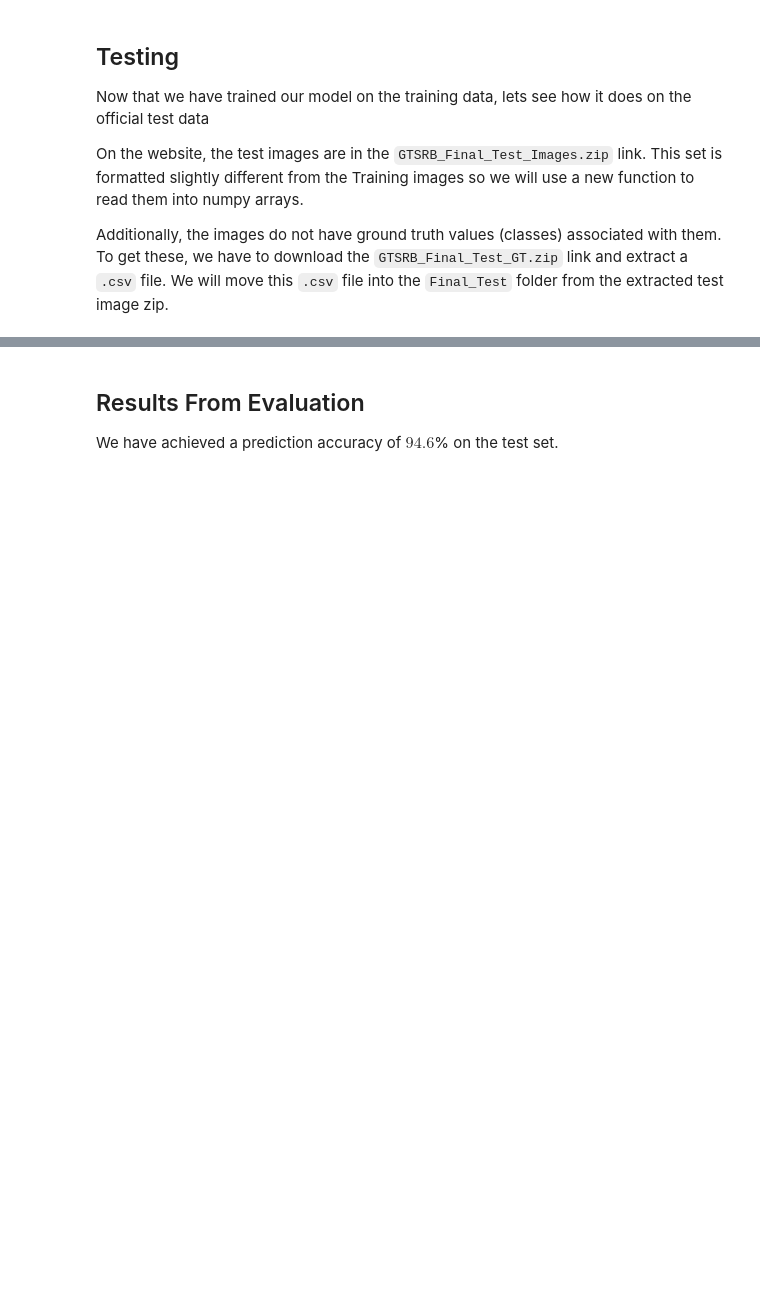
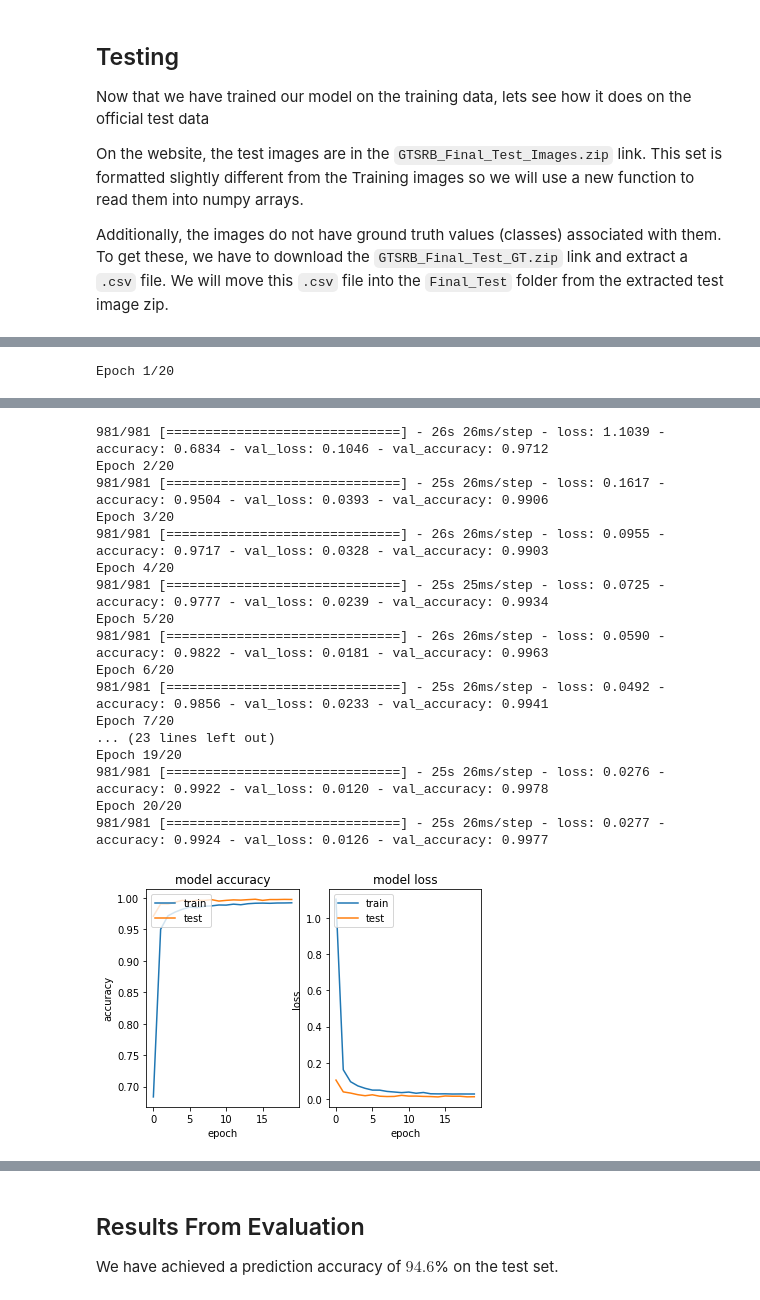
Before and after one commit to derekjohnsonva/GTSRB_ML_Exploration, a Jupyter notebook: exploration.ipynb, the cells around one changed output, grey strips where cells are left out. Saved outputs shown, nothing was run; the diff lists cells and outputs as text; code cells hidden in the pictures; blank space fills up the shorter version.

Commit message:
add new models

```diff
--- a/exploration.ipynb
+++ b/exploration.ipynb
@@ -268,0 +291,54 @@ print(result_dict)
+# %%
+
+def get_model():
+    model = keras.models.Sequential()
+    model.add(Conv2D(32, (3, 3), activation='relu', input_shape=(32, 32, 3)))
+    model.add(Conv2D(32, (3, 3), activation='relu', input_shape=(32, 32, 3)))
+    model.add(MaxPooling2D(pool_size=(2, 2)))
+    model.add(Dropout(0.25))
+    model.add(Conv2D(64, (3, 3), activation='relu'))
+    model.add(Conv2D(64, (3, 3), activation='relu'))
+    model.add(MaxPooling2D(pool_size=(2, 2)))
+    model.add(Dropout(0.25))
+    model.add(Flatten())
+    model.add(Dense(512, activation='relu'))
+    model.add(Dropout(0.5))
+    model.add(Dense(43, activation='softmax'))
+    return model
+
+
+# Check to see if we have already trained the model
+MODEL_NAME = "cnn_v2.h5"
+
+model = get_model()
+if os.path.exists(MODEL_NAME):
+    print("Loading existing model. If you want to retrain, delete the file: " + MODEL_NAME)
+    model = keras.models.load_model(MODEL_NAME)
+else:
+    model.compile(optimizer='adam',
+                  loss=tf.keras.losses.SparseCategoricalCrossentropy(
+                      from_logits=True),
+                  metrics=['accuracy'])
+    history = model.fit(train_images, train_labels, epochs=20,
+                        validation_data=(test_images, test_labels))
+
+    # summarize history for accuracy
+    plt.subplot(1, 2, 1)
+    plt.plot(history.history['accuracy'])
+    plt.plot(history.history['val_accuracy'])
+    plt.title('model accuracy')
+    plt.ylabel('accuracy')
+    plt.xlabel('epoch')
+    plt.legend(['train', 'test'], loc='upper left')
+    # summarize history for loss
+    plt.subplot(1, 2, 2)
+    plt.plot(history.history['loss'])
+    plt.plot(history.history['val_loss'])
+    plt.title('model loss')
+    plt.ylabel('loss')
+    plt.xlabel('epoch')
+    plt.legend(['train', 'test'], loc='upper left')
+    # After plotting, lets save the model to a HDF5 file
+    model.save(MODEL_NAME)
+# %% [output]
+Epoch 1/20
@@ -268,0 +346,18 @@ print(result_dict)
+981/981 [==============================] - 26s 26ms/step - loss: 1.1039 - accuracy: 0.6834 - val_loss: 0.1046 - val_accuracy: 0.9712
+Epoch 2/20
+981/981 [==============================] - 25s 26ms/step - loss: 0.1617 - accuracy: 0.9504 - val_loss: 0.0393 - val_accuracy: 0.9906
+Epoch 3/20
+981/981 [==============================] - 26s 26ms/step - loss: 0.0955 - accuracy: 0.9717 - val_loss: 0.0328 - val_accuracy: 0.9903
+Epoch 4/20
+981/981 [==============================] - 25s 25ms/step - loss: 0.0725 - accuracy: 0.9777 - val_loss: 0.0239 - val_accuracy: 0.9934
+Epoch 5/20
+981/981 [==============================] - 26s 26ms/step - loss: 0.0590 - accuracy: 0.9822 - val_loss: 0.0181 - val_accuracy: 0.9963
+Epoch 6/20
+981/981 [==============================] - 25s 26ms/step - loss: 0.0492 - accuracy: 0.9856 - val_loss: 0.0233 - val_accuracy: 0.9941
+Epoch 7/20
+... (23 lines left out)
+Epoch 19/20
+981/981 [==============================] - 25s 26ms/step - loss: 0.0276 - accuracy: 0.9922 - val_loss: 0.0120 - val_accuracy: 0.9978
+Epoch 20/20
+981/981 [==============================] - 25s 26ms/step - loss: 0.0277 - accuracy: 0.9924 - val_loss: 0.0126 - val_accuracy: 0.9977
+[figure, added]
```
Also changed, not shown: parts of 10 cells of this notebook, 2 other files.
